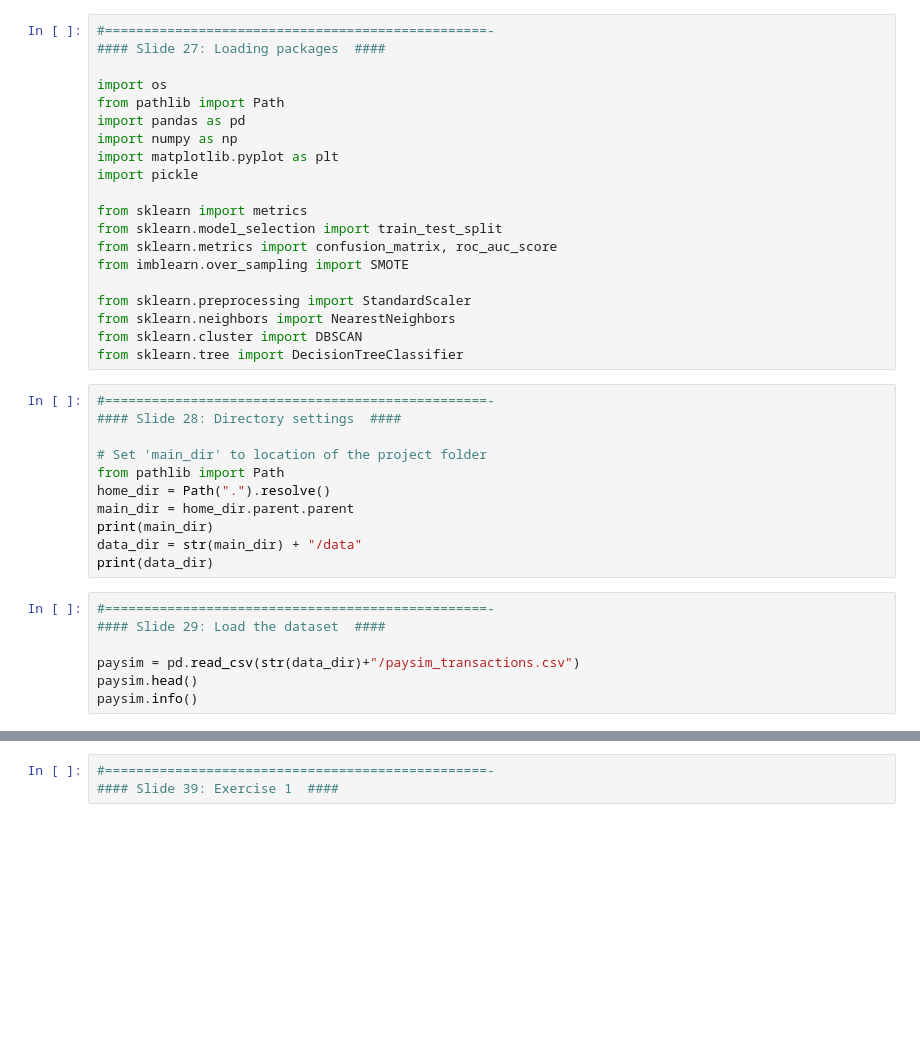
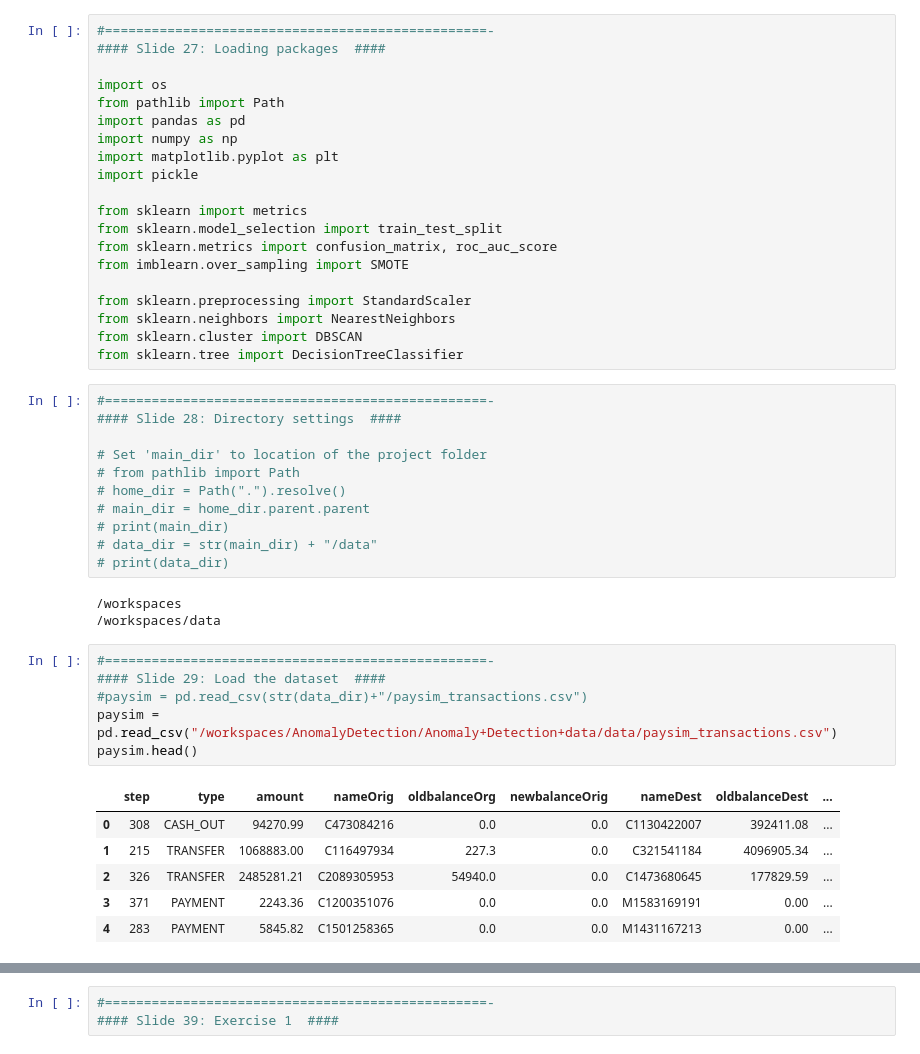
Before and after one commit to rathnagiri/AnomalyDetection, a Jupyter notebook: Part 1-2/anomaly-detection-part-1-2-code.ipynb, the cells around one changed output, grey strips where cells are left out. Cells and saved outputs as stored; diff of their text form; blank space fills up the shorter version.

```diff
--- a/Part 1-2/anomaly-detection-part-1-2-code.ipynb
+++ b/Part 1-2/anomaly-detection-part-1-2-code.ipynb
@@ -34,16 +51,25 @@ from sklearn.tree import DecisionTreeClassifier
 #### Slide 28: Directory settings  ####
 
 # Set 'main_dir' to location of the project folder
-from pathlib import Path
-home_dir = Path(".").resolve()
-main_dir = home_dir.parent.parent
-print(main_dir)
-data_dir = str(main_dir) + "/data"
-print(data_dir)
+# from pathlib import Path
+# home_dir = Path(".").resolve()
+# main_dir = home_dir.parent.parent
+# print(main_dir)
+# data_dir = str(main_dir) + "/data"
+# print(data_dir)
+# %% [output]
+/workspaces
+/workspaces/data
 # %%
 #=================================================-
 #### Slide 29: Load the dataset  ####
-
-paysim = pd.read_csv(str(data_dir)+"/paysim_transactions.csv")
+#paysim = pd.read_csv(str(data_dir)+"/paysim_transactions.csv")
+paysim = pd.read_csv("/workspaces/AnomalyDetection/Anomaly+Detection+data/data/paysim_transactions.csv")
 paysim.head()
-paysim.info()
+# %% [output]
+|  | step | type | amount | nameOrig | oldbalanceOrg | newbalanceOrig | nameDest | oldbalanceDest | ... |
+| 0 | 308 | CASH_OUT | 94270.99 | C473084216 | 0.0 | 0.0 | C1130422007 | 392411.08 | ... |
+| 1 | 215 | TRANSFER | 1068883.00 | C116497934 | 227.3 | 0.0 | C321541184 | 4096905.34 | ... |
+| 2 | 326 | TRANSFER | 2485281.21 | C2089305953 | 54940.0 | 0.0 | C1473680645 | 177829.59 | ... |
+| 3 | 371 | PAYMENT | 2243.36 | C1200351076 | 0.0 | 0.0 | M1583169191 | 0.00 | ... |
+| 4 | 283 | PAYMENT | 5845.82 | C1501258365 | 0.0 | 0.0 | M1431167213 | 0.00 | ... |
```
Also changed, not shown: parts of 13 cells of this notebook.
